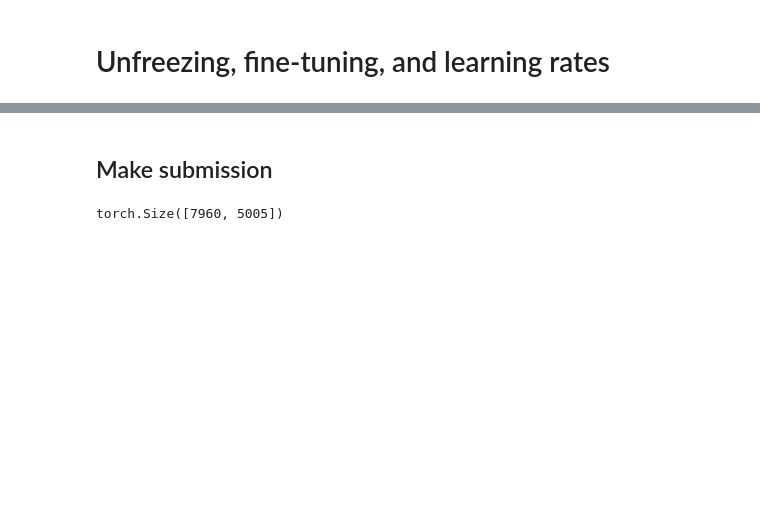
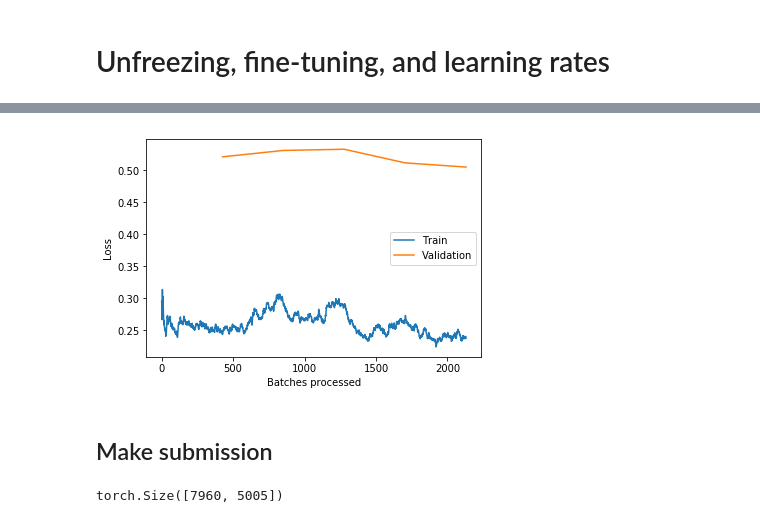
Before and after one commit to scouvreur/HumpbackWhaleIdentification, a Jupyter notebook: model.ipynb, the cells around one changed output, grey strips where cells are left out. Cells and saved outputs as stored; diff of their text form; code cells hidden in the pictures; blank space fills up the shorter version.

```diff
--- a/model.ipynb
+++ b/model.ipynb
@@ -139,3 +134,11 @@ interp.plot_top_losses(9, figsize=(12,12))
+# %%
+learn.load('stage-2-resnet50')
+learn.fit_one_cycle(5, max_lr=slice(1e-8,1e-6))
+learn.save('stage-2-resnet50')
+# %%
+learn.recorder.plot_losses()
+# %% [output]
+[figure, added]
 # %% [markdown]
 ## Make submission
 # %%
```
Also changed, not shown: parts of 19 cells of this notebook.
